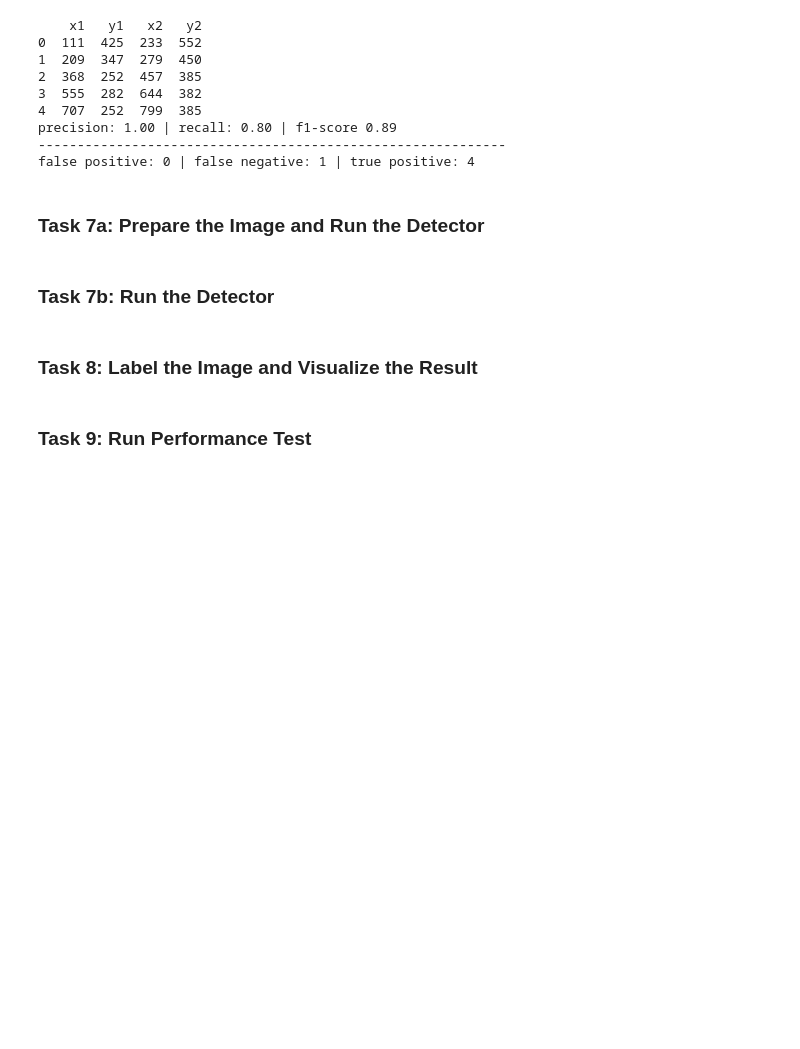
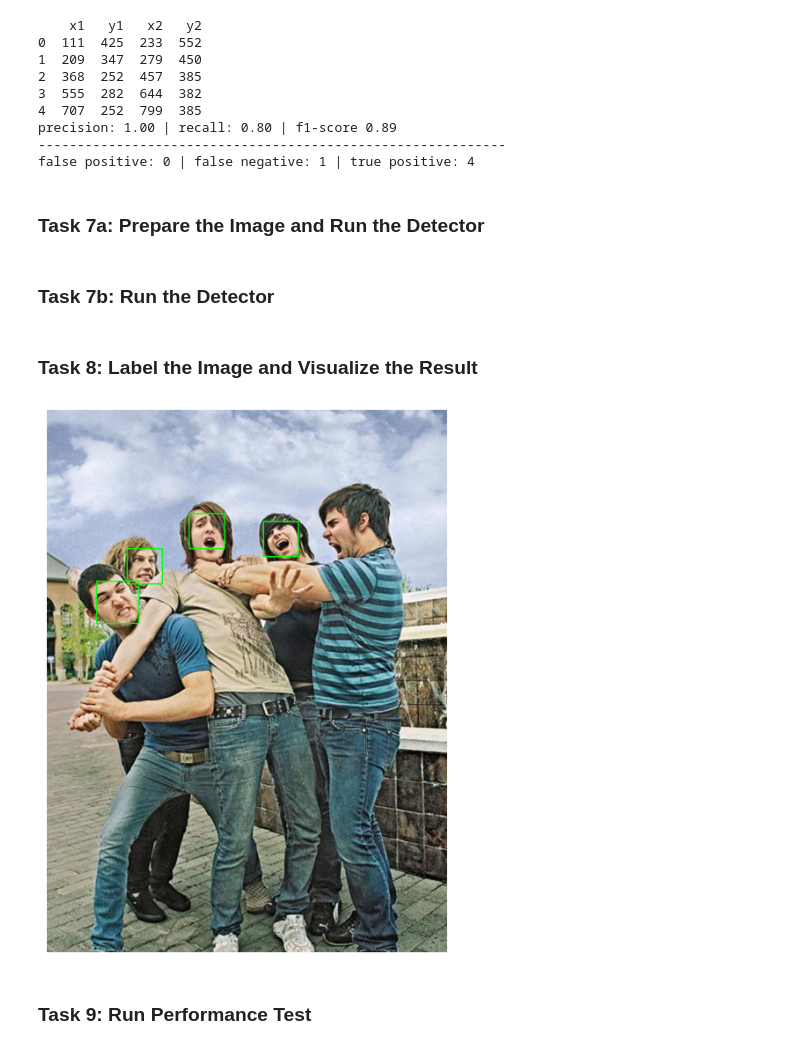
Before and after one commit to mobatusi/OpenCV-FaceDetection-DNN, a Jupyter notebook: facedetection.ipynb, the cells around one changed output. Saved outputs shown, nothing was run; the diff lists cells and outputs as text; code cells hidden in the pictures; blank space fills up the shorter version.

Commit message:
run face detector on graysclae image

```diff
--- a/facedetection.ipynb
+++ b/facedetection.ipynb
@@ -134,10 +134,41 @@ precision: 1.00 | recall: 0.80 | f1-score 0.89
 false positive: 0 | false negative: 1 | true positive: 4
 # %% [markdown]
 ### Task 7a: Prepare the Image and Run the Detector
+# %%
+# Read the image
+image = cv2.imread('image.jpg')
+
+# Convert to grayscale
+gray = cv2.cvtColor(image, cv2.COLOR_BGR2GRAY)
+
+# Create face detector instance
+detector = dlib.get_frontal_face_detector()
 # %% [markdown]
 ### Task 7b: Run the Detector
+# %%
+# Detect faces in the grayscale image
+faces = detector(gray, 1)
 # %% [markdown]
 ### Task 8: Label the Image and Visualize the Result
+# %%
+# Iterate through detected faces
+for face in faces:
+    # Get coordinates
+    startX = face.left()
+    startY = face.top()
+    endX = face.right()
+    endY = face.bottom()
+
+    # Draw rectangle around face
+    cv2.rectangle(image, (startX, startY), (endX, endY), (0, 255, 0), 2)
+
+# Display the image
+plt.figure(figsize=(12,8))
+plt.imshow(cv2.cvtColor(image, cv2.COLOR_BGR2RGB))
+plt.axis('off')
+plt.show()
+# %% [output]
+[figure, added]
 # %% [markdown]
 ### Task 9: Run Performance Test
 # %%
```
Also changed, not shown: parts of 1 cell of this notebook.
